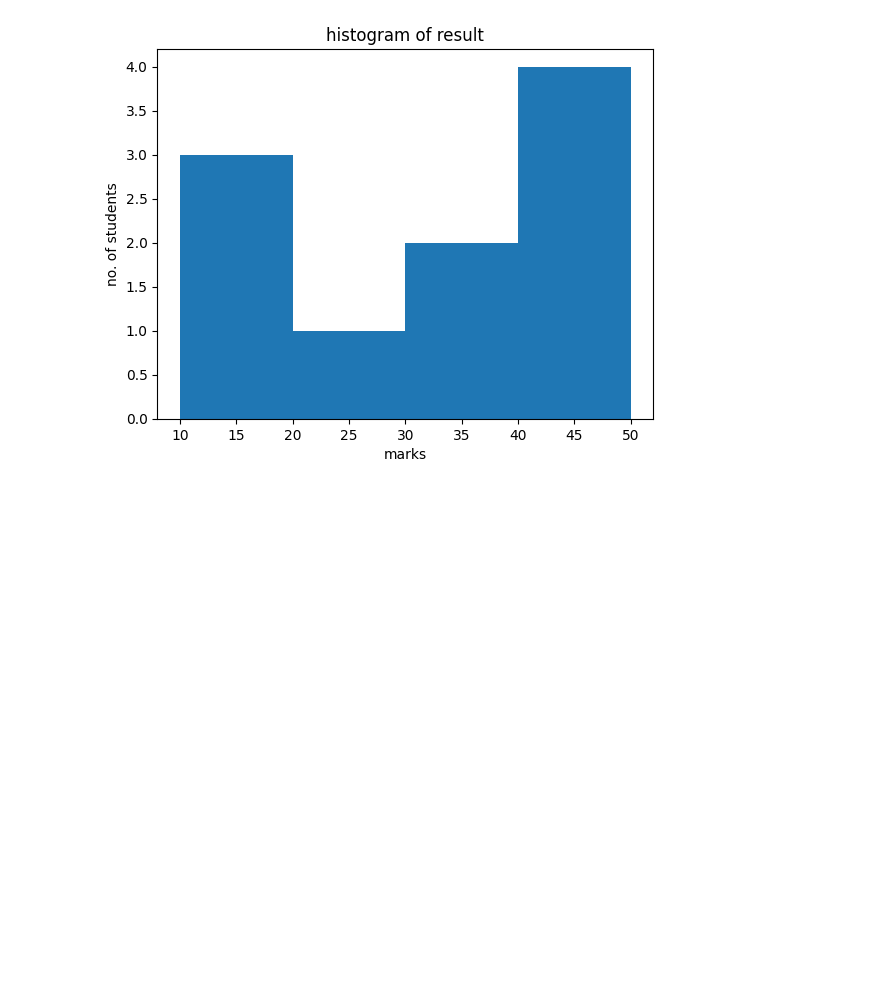
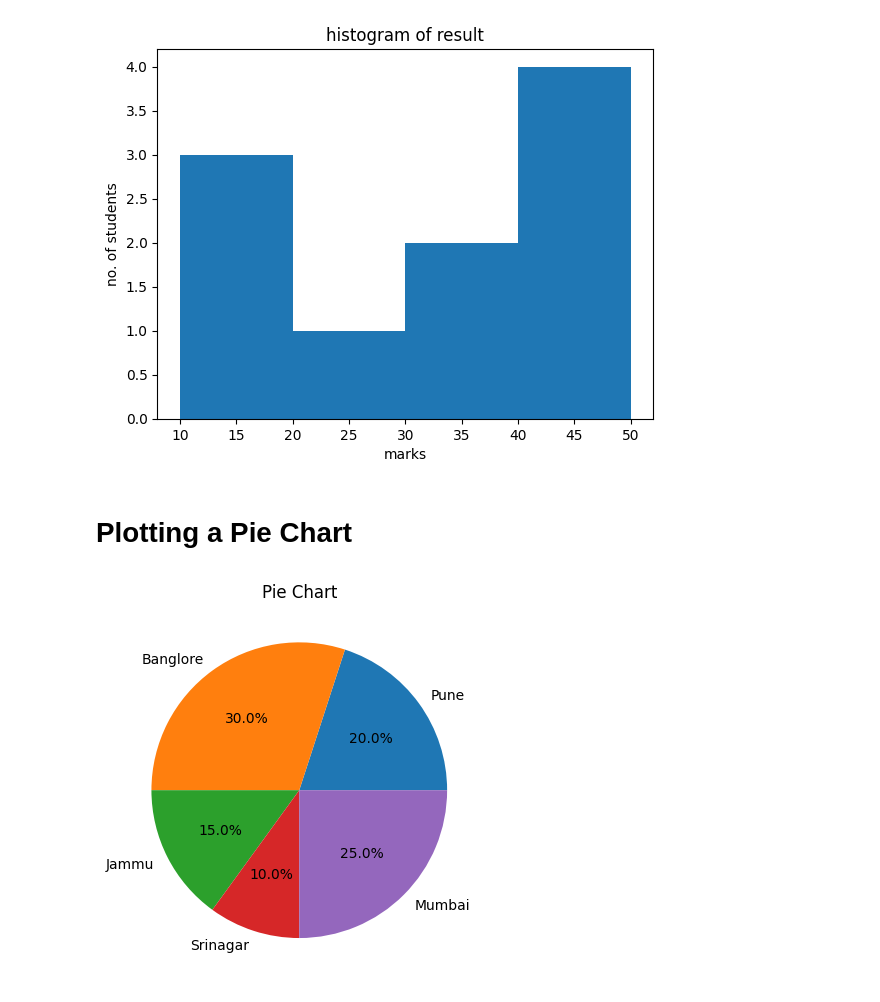
Before and after one commit to SettibathulaJyothi/Python-Basics, a Jupyter notebook: Matplotlib_Graphs.ipynb, the cells around one changed output. Cells and saved outputs as stored; diff of their text form; code cells hidden in the pictures; blank space fills up the shorter version.

```diff
--- a/Matplotlib_Graphs.ipynb
+++ b/Matplotlib_Graphs.ipynb
@@ -145,3 +145,18 @@ ax.set_ylabel('no. of students')
 plt.show()
 # %% [output]
 [figure]
+# %% [markdown]
+# **Plotting a Pie Chart**
+# %%
+import matplotlib.pyplot as plt
+#Data for the pie chart
+Temp=[20,30,15,10,25]
+Cities=['Pune','Banglore','Jammu','Srinagar','Mumbai']
+#Creating the pie chart
+plt.pie(Temp,labels=Cities,autopct='%1.1f%%')
+#Adding title
+plt.title('Pie Chart')
+#Dispalying the pie chart
+plt.show()
+# %% [output]
+[figure, added]
```
Also changed, not shown: parts of 4 cells of this notebook.
